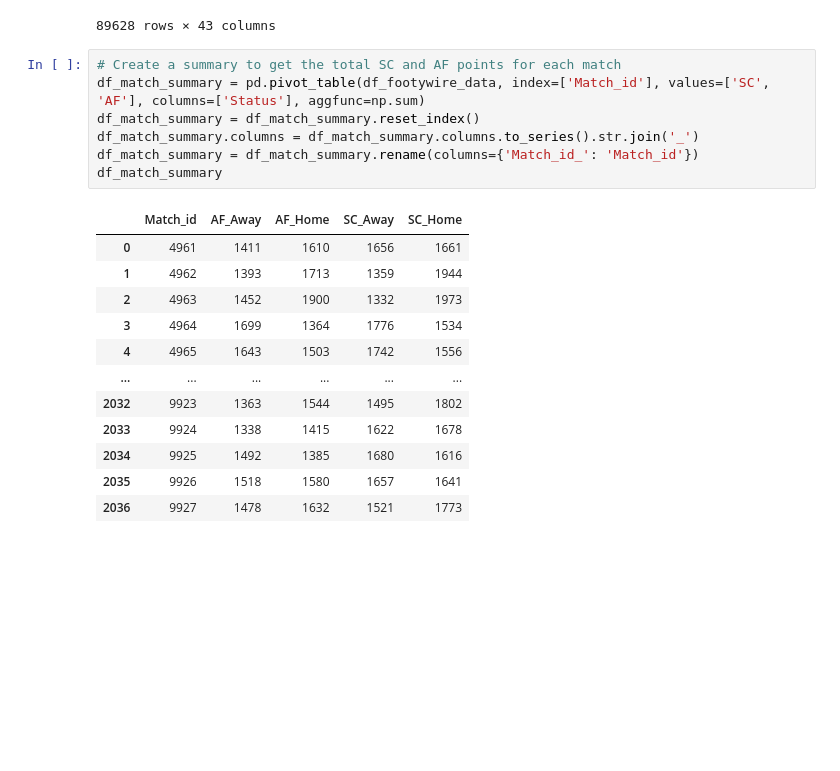
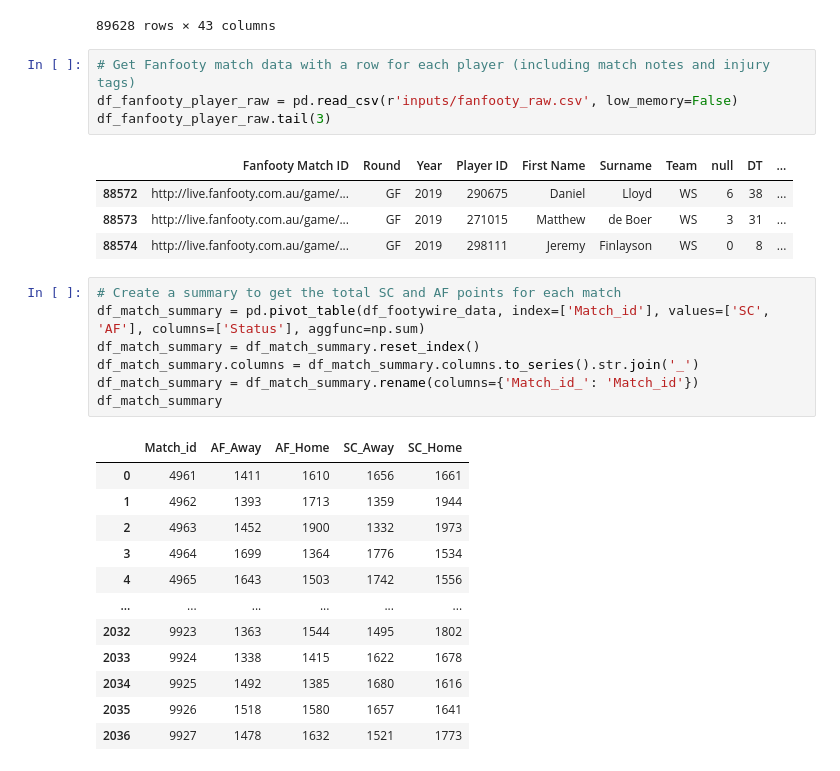
Before and after one commit to mark-richards/afl-eda, a Jupyter notebook: footywire-afl-eda.ipynb, the cells around one changed output. Drawn from its saved outputs; the diff is of its cells as text; blank space fills up the shorter version.

```diff
--- a/footywire-afl-eda.ipynb
+++ b/footywire-afl-eda.ipynb
@@ -25,6 +25,15 @@ df_footywire_data
 | 90419 | 2019-09-28 | 2019 | Grand Final | MCG | Shane Mumford | GWS | Richmond | Away | 9927 | 8 | 2 | ... |
 | 90420 | 2019-09-28 | 2019 | Grand Final | MCG | Jeremy Finlayson | GWS | Richmond | Away | 9927 | 1 | 1 | ... |
 89628 rows × 43 columns
+# %%
+# Get Fanfooty match data with a row for each player (including match notes and injury tags)
+df_fanfooty_player_raw = pd.read_csv(r'inputs/fanfooty_raw.csv', low_memory=False)
+df_fanfooty_player_raw.tail(3)
+# %% [output]
+|  | Fanfooty Match ID | Round | Year | Player ID | First Name | Surname | Team | null | DT | ... |
+| 88572 | http://live.fanfooty.com.au/game/... | GF | 2019 | 290675 | Daniel | Lloyd | WS | 6 | 38 | ... |
+| 88573 | http://live.fanfooty.com.au/game/... | GF | 2019 | 271015 | Matthew | de Boer | WS | 3 | 31 | ... |
+| 88574 | http://live.fanfooty.com.au/game/... | GF | 2019 | 298111 | Jeremy | Finlayson | WS | 0 | 8 | ... |
 # %%
 # Create a summary to get the total SC and AF points for each match
 df_match_summary = pd.pivot_table(df_footywire_data, index=['Match_id'], values=['SC', 'AF'], columns=['Status'], aggfunc=np.sum)
```
Also changed, not shown: parts of 14 cells of this notebook.
